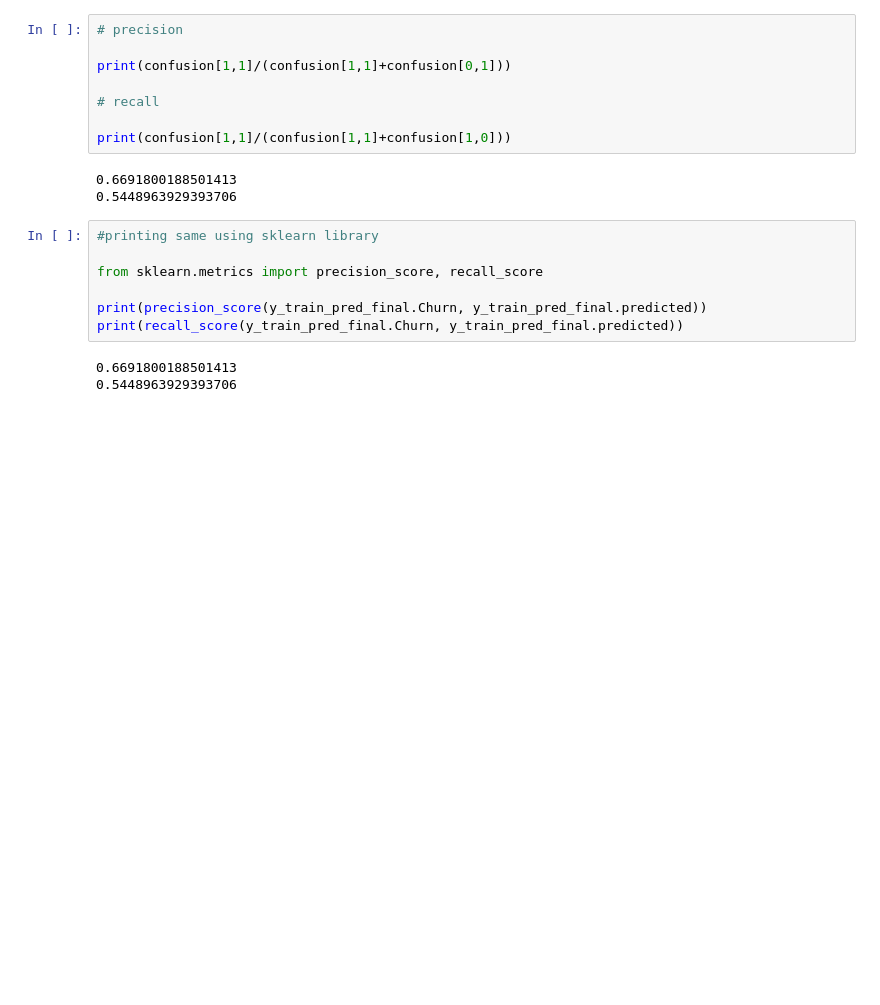
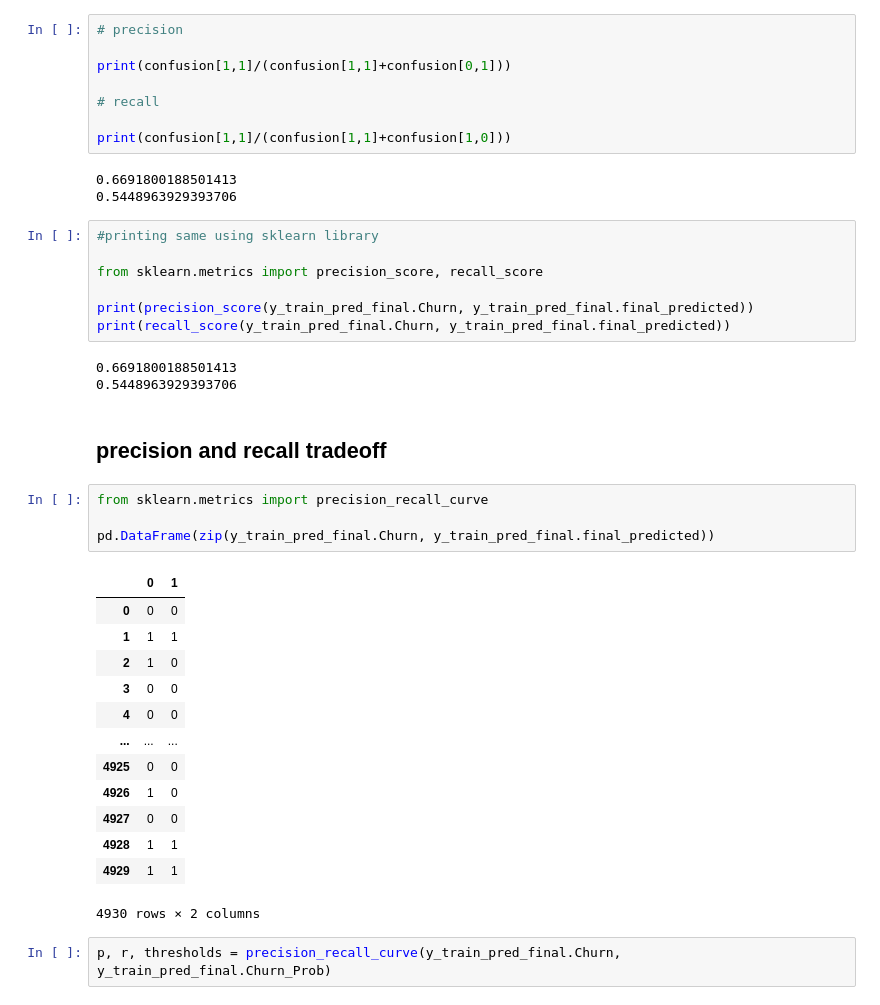
Before and after one commit to asa1997/CarPricePrediction, a Jupyter notebook: Telecom_Customer_Churn/Telecom_CustomerChurn.ipynb, the cells around one changed output. Saved outputs shown, nothing was run; the diff lists cells and outputs as text; blank space fills up the shorter version.

```diff
--- a/Telecom_Customer_Churn/Telecom_CustomerChurn.ipynb
+++ b/Telecom_Customer_Churn/Telecom_CustomerChurn.ipynb
@@ -1036,8 +1036,30 @@ print(confusion[1,1]/(confusion[1,1]+confusion[1,0]))
 
 from sklearn.metrics import precision_score, recall_score
 
-print(precision_score(y_train_pred_final.Churn, y_train_pred_final.predicted))
-print(recall_score(y_train_pred_final.Churn, y_train_pred_final.predicted))
+print(precision_score(y_train_pred_final.Churn, y_train_pred_final.final_predicted))
+print(recall_score(y_train_pred_final.Churn, y_train_pred_final.final_predicted))
 # %% [output]
 0.6691800188501413
 0.5448963929393706
+# %% [markdown]
+## precision and recall tradeoff
+# %%
+from sklearn.metrics import precision_recall_curve
+
+pd.DataFrame(zip(y_train_pred_final.Churn, y_train_pred_final.final_predicted))
+# %% [output]
+|  | 0 | 1 |
+| 0 | 0 | 0 |
+| 1 | 1 | 1 |
+| 2 | 1 | 0 |
+| 3 | 0 | 0 |
+| 4 | 0 | 0 |
+| ... | ... | ... |
+| 4925 | 0 | 0 |
+| 4926 | 1 | 0 |
+| 4927 | 0 | 0 |
+| 4928 | 1 | 1 |
+| 4929 | 1 | 1 |
+4930 rows × 2 columns
+# %%
+p, r, thresholds = precision_recall_curve(y_train_pred_final.Churn, y_train_pred_final.Churn_Prob)
```
Also changed, not shown: parts of 7 cells of this notebook.
